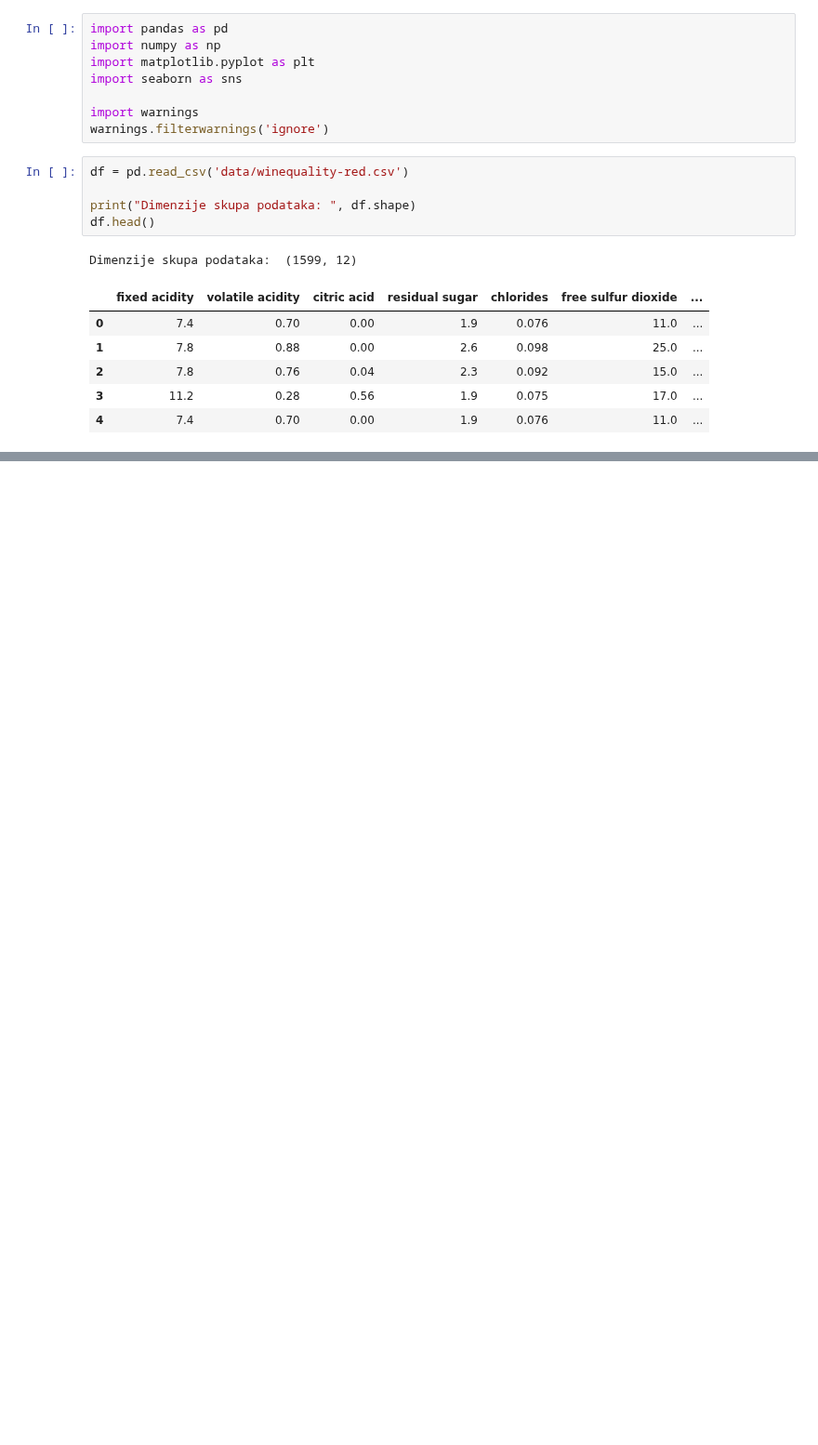
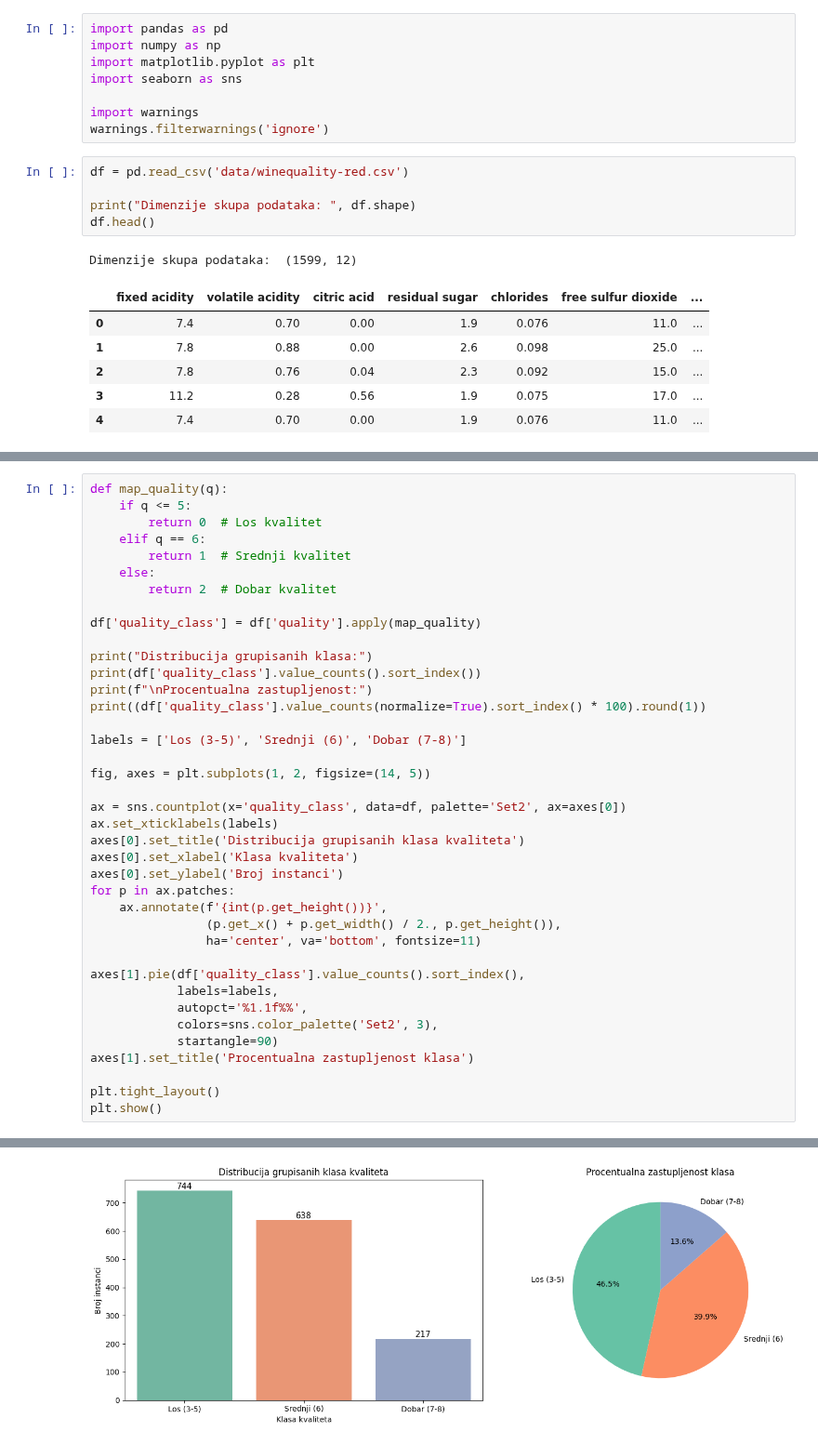
Before and after one commit to alxcek/mas-ai, a Jupyter notebook: data_preprocessing/seminar_paper_1/instance_selection.ipynb, the cells around one changed output, grey strips where cells are left out. Shown at 93% size. Drawn from its saved outputs; the diff is of its cells as text; blank space fills up the shorter version.

```diff
--- a/data_preprocessing/seminar_paper_1/instance_selection.ipynb
+++ b/data_preprocessing/seminar_paper_1/instance_selection.ipynb
@@ -25,0 +125,40 @@ Dimenzije skupa podataka:  (1599, 12)
+# %%
+def map_quality(q):
+    if q <= 5:
+        return 0  # Los kvalitet
+    elif q == 6:
+        return 1  # Srednji kvalitet
+    else:
+        return 2  # Dobar kvalitet
+
+df['quality_class'] = df['quality'].apply(map_quality)
+
+print("Distribucija grupisanih klasa:")
+print(df['quality_class'].value_counts().sort_index())
+print(f"\nProcentualna zastupljenost:")
+print((df['quality_class'].value_counts(normalize=True).sort_index() * 100).round(1))
+
+labels = ['Los (3-5)', 'Srednji (6)', 'Dobar (7-8)']
+
+fig, axes = plt.subplots(1, 2, figsize=(14, 5))
+
+ax = sns.countplot(x='quality_class', data=df, palette='Set2', ax=axes[0])
+ax.set_xticklabels(labels)
+axes[0].set_title('Distribucija grupisanih klasa kvaliteta')
+axes[0].set_xlabel('Klasa kvaliteta')
+axes[0].set_ylabel('Broj instanci')
+for p in ax.patches:
+    ax.annotate(f'{int(p.get_height())}',
+                (p.get_x() + p.get_width() / 2., p.get_height()),
+                ha='center', va='bottom', fontsize=11)
+
+axes[1].pie(df['quality_class'].value_counts().sort_index(),
+            labels=labels,
+            autopct='%1.1f%%',
+            colors=sns.color_palette('Set2', 3),
+            startangle=90)
+axes[1].set_title('Procentualna zastupljenost klasa')
+
+plt.tight_layout()
+plt.show()
+# %% [output]
@@ -25,0 +178 @@ Dimenzije skupa podataka:  (1599, 12)
+[figure, added]
```
Also changed, not shown: parts of 16 cells of this notebook.
